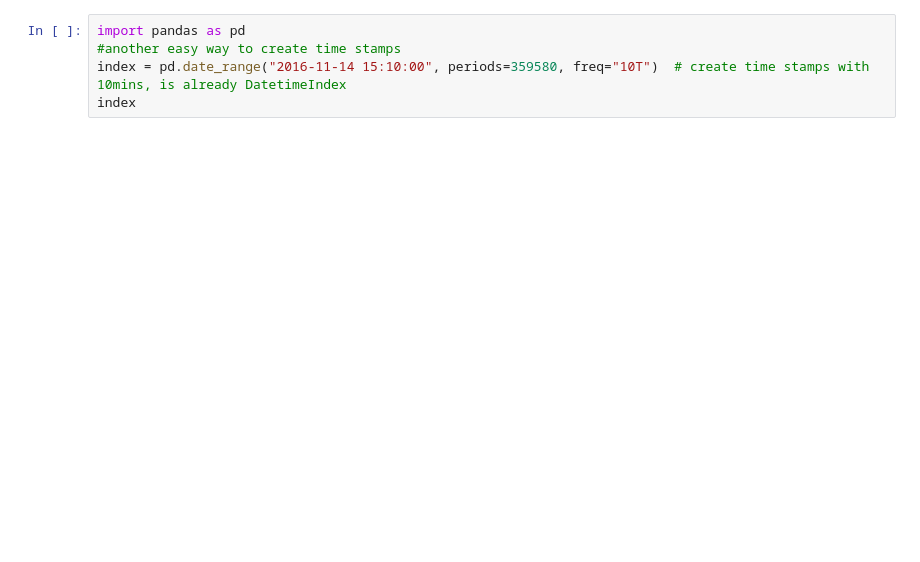
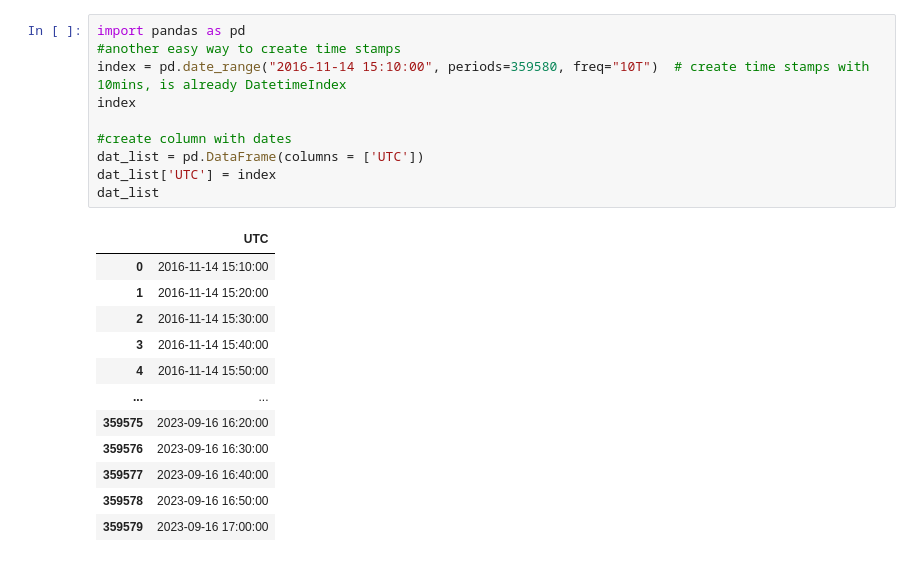
Before and after one commit to anemac1/BA_code, a Jupyter notebook: 01_import+clean_csv.ipynb, the cells around one changed output. Saved outputs shown, nothing was run; the diff lists cells and outputs as text; blank space fills up the shorter version.

```diff
--- a/01_import+clean_csv.ipynb
+++ b/01_import+clean_csv.ipynb
@@ -211,6 +213,23 @@ if __name__ == "__main__":
 # %%
 import pandas as pd
 #another easy way to create time stamps
 index = pd.date_range("2016-11-14 15:10:00", periods=359580, freq="10T")  # create time stamps with 10mins, is already DatetimeIndex
 index
+
+#create column with dates
+dat_list = pd.DataFrame(columns = ['UTC'])
+dat_list['UTC'] = index
+dat_list
 # %% [output]
+|  | UTC |
+| 0 | 2016-11-14 15:10:00 |
+| 1 | 2016-11-14 15:20:00 |
+| 2 | 2016-11-14 15:30:00 |
+| 3 | 2016-11-14 15:40:00 |
+| 4 | 2016-11-14 15:50:00 |
+| ... | ... |
+| 359575 | 2023-09-16 16:20:00 |
+| 359576 | 2023-09-16 16:30:00 |
+| 359577 | 2023-09-16 16:40:00 |
+| 359578 | 2023-09-16 16:50:00 |
+| 359579 | 2023-09-16 17:00:00 |
```
Also changed, not shown: parts of 4 cells of this notebook, 3 other files.
